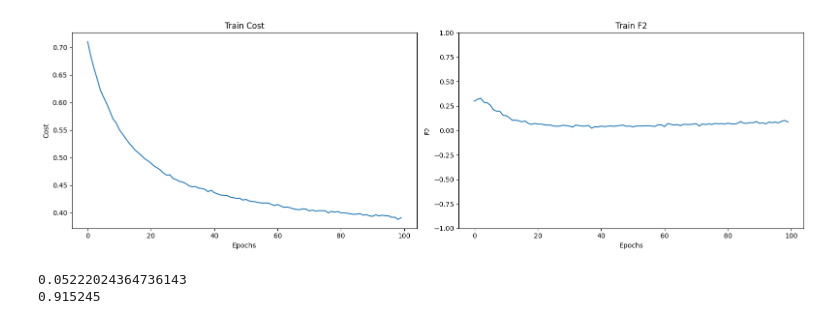
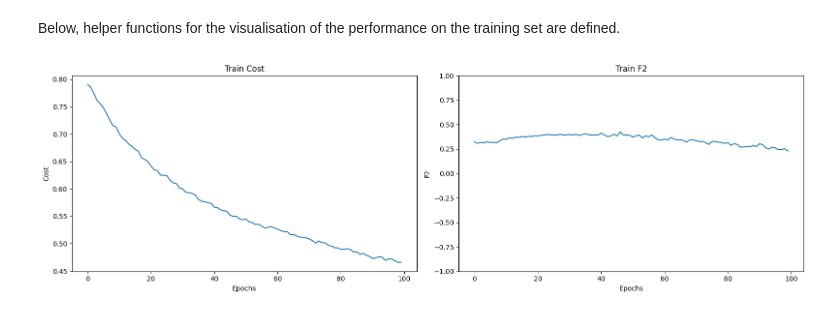
Before and after one commit to huslar58/SMPC_NN, a Jupyter notebook: Encrypted_NN.ipynb, the cells around one changed output. Saved outputs shown, nothing was run; the diff lists cells and outputs as text; code cells hidden in the pictures.

```diff
--- a/Encrypted_NN.ipynb
+++ b/Encrypted_NN.ipynb
@@ -56,14 +65,25 @@ class CryptenFraudDetectionModel(crypten.nn.Module):
         self.fc1 = crypten.nn.Linear(input_size, hidden_size)
         self.relu = crypten.nn.ReLU()
         self.dropout = crypten.nn.Dropout(0.5)
-        self.fc2 = crypten.nn.Linear(hidden_size, num_classes)
+        self.bn1 = crypten.nn.BatchNorm1d(hidden_size)
+        self.fc2 = crypten.nn.Linear(hidden_size, hidden_size)
+        self.relu = crypten.nn.ReLU()
+        self.bn1 = crypten.nn.BatchNorm1d(hidden_size)
+        self.fc3 = crypten.nn.Linear(hidden_size, num_classes)
+        self.bn2 = crypten.nn.BatchNorm1d(num_classes)
         self.sigmoid = crypten.nn.Sigmoid()
+
 
     def forward(self, x):
         x = self.fc1(x)
         x = self.relu(x)
         x = self.dropout(x)
+        x = self.bn1(x)
         x = self.fc2(x)
+        x = self.relu(x)
+        x = self.bn1(x)
+        x = self.fc3(x)
+        x = self.bn2(x)
         x = self.sigmoid(x)
         return x
 
@@ -237,3 +280,5 @@ torch.Size([10000])
+# %% [markdown]
+Below, helper functions for the visualisation of the performance on the training set are defined.
 # %%
 def plot_validation_curve(data, ax=None, ylim=None):
     if ax is None:
@@ -262,15 +309,18 @@ def plot_validation_curves(hist, ylim=None):
-# %%
-plot_validation_curves(hist)
-# %% [output]
-[figure, removed]
-# %%
-model.eval()
-output_test = model(crypten.cryptensor(X_test_transactions))
-output_test = output_test.get_plain_text()
-
-f2_test = fbeta_score(np.where(output_test > 0.5, 1, 0), y_test_transactions, beta=0.5)
-print(f2_test)
-print(accuracy_score(np.where(output_test > 0.5, 1, 0), y_test_transactions))
-# %% [output]
-0.05222024364736143
-0.915245
+# %%
+def plot_validation_curves_f2(hist, ylim=None):
+    fig, ax = plt.subplots(ncols=2, figsize=(16,5))
+
+    ax[0].set_title("Train Cost")
+    ax[0].set_ylabel("Cost")
+    plot_validation_curve(hist["train_cost"], ax[0], ylim)
+
+    ax[1].set_title("Train F2")
+    ax[1].set_ylabel("F2")
+    ax[1].set_ylim(-1, 1)
+    plot_validation_curve(hist["train_f2"], ax[1])
+
+    plt.tight_layout()
+
+plot_validation_curves_f2(hist)
+# %% [output]
+[figure, added]
```
Also changed, not shown: parts of 13 cells of this notebook, 2 other files.
